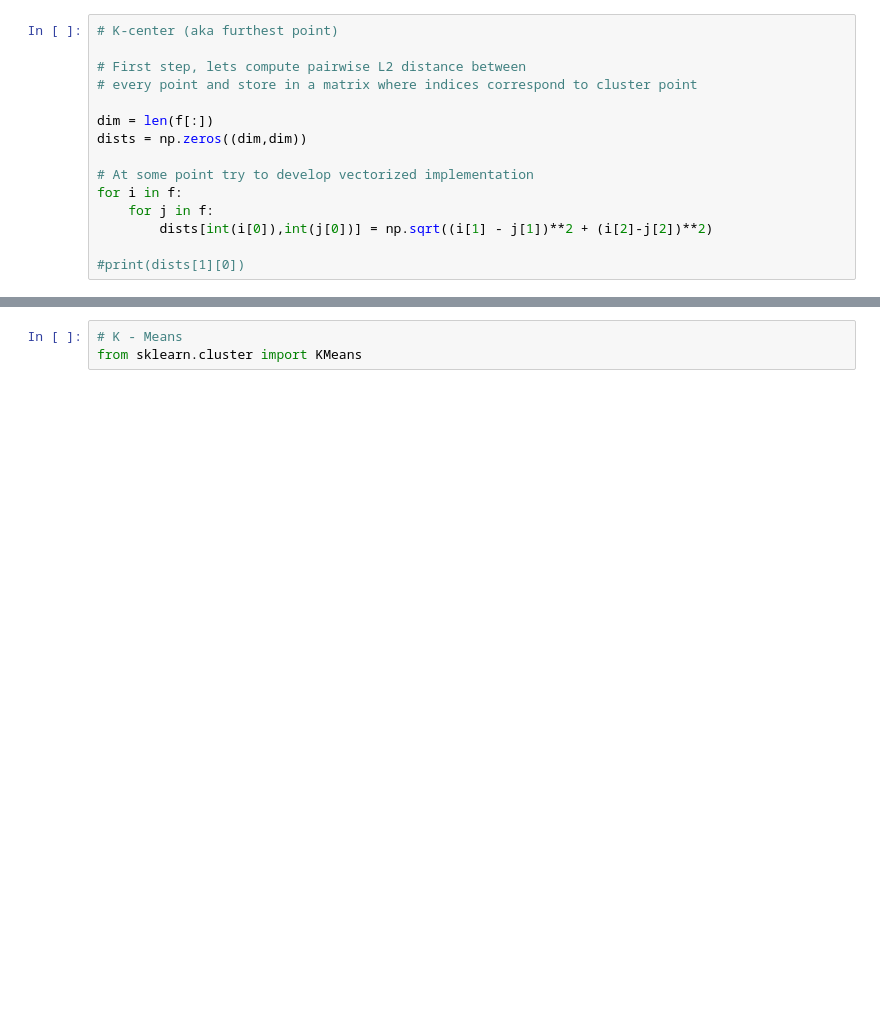
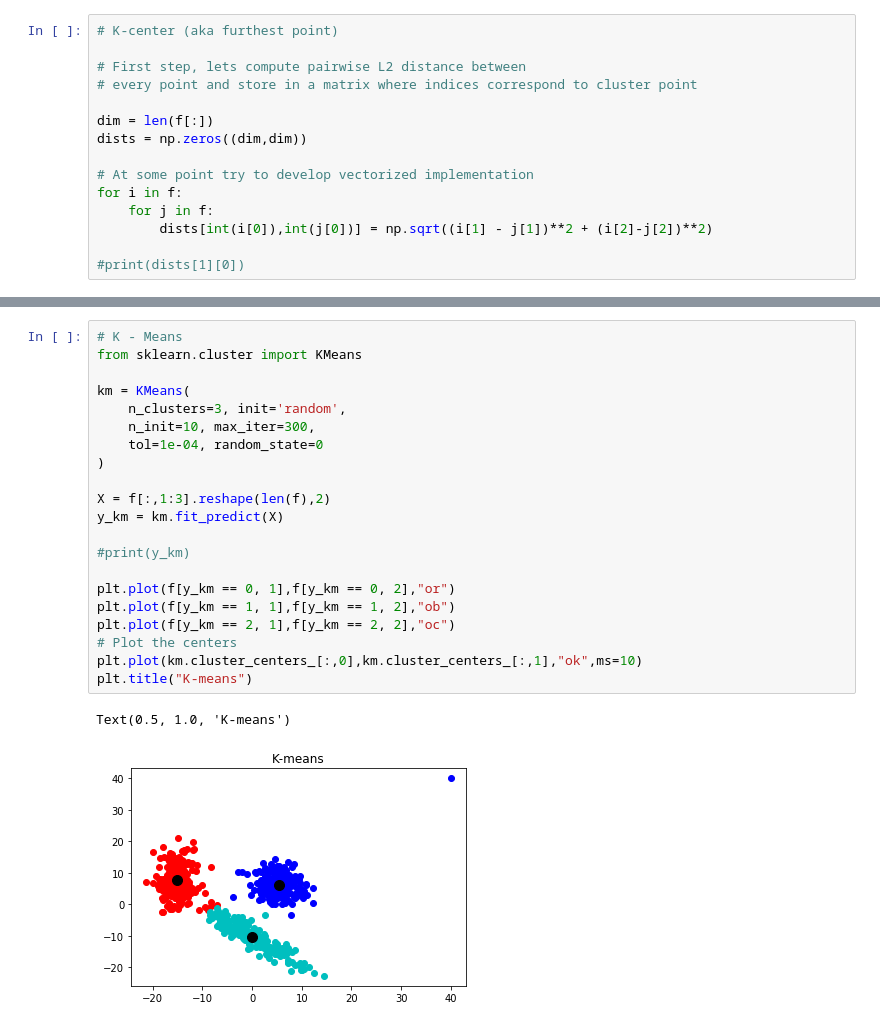
Before and after one commit to mkcyoung/clustering-2020, a Jupyter notebook: hw1/hw1.ipynb, the cells around one changed output, grey strips where cells are left out. Drawn from its saved outputs; the diff is of its cells as text; blank space fills up the shorter version.

```diff
--- a/hw1/hw1.ipynb
+++ b/hw1/hw1.ipynb
@@ -169,3 +203,24 @@ plt.show()
-# %%
-# K - Means
-from sklearn.cluster import KMeans
+# %%
+# K - Means
+from sklearn.cluster import KMeans
+
+km = KMeans(
+    n_clusters=3, init='random',
+    n_init=10, max_iter=300,
+    tol=1e-04, random_state=0
+)
+
+X = f[:,1:3].reshape(len(f),2)
+y_km = km.fit_predict(X)
+
+#print(y_km)
+
+plt.plot(f[y_km == 0, 1],f[y_km == 0, 2],"or")
+plt.plot(f[y_km == 1, 1],f[y_km == 1, 2],"ob")
+plt.plot(f[y_km == 2, 1],f[y_km == 2, 2],"oc")
+# Plot the centers
+plt.plot(km.cluster_centers_[:,0],km.cluster_centers_[:,1],"ok",ms=10)
+plt.title("K-means")
+# %% [output]
+Text(0.5, 1.0, 'K-means')
+[figure, added]
```
Also changed, not shown: parts of 8 cells of this notebook.
